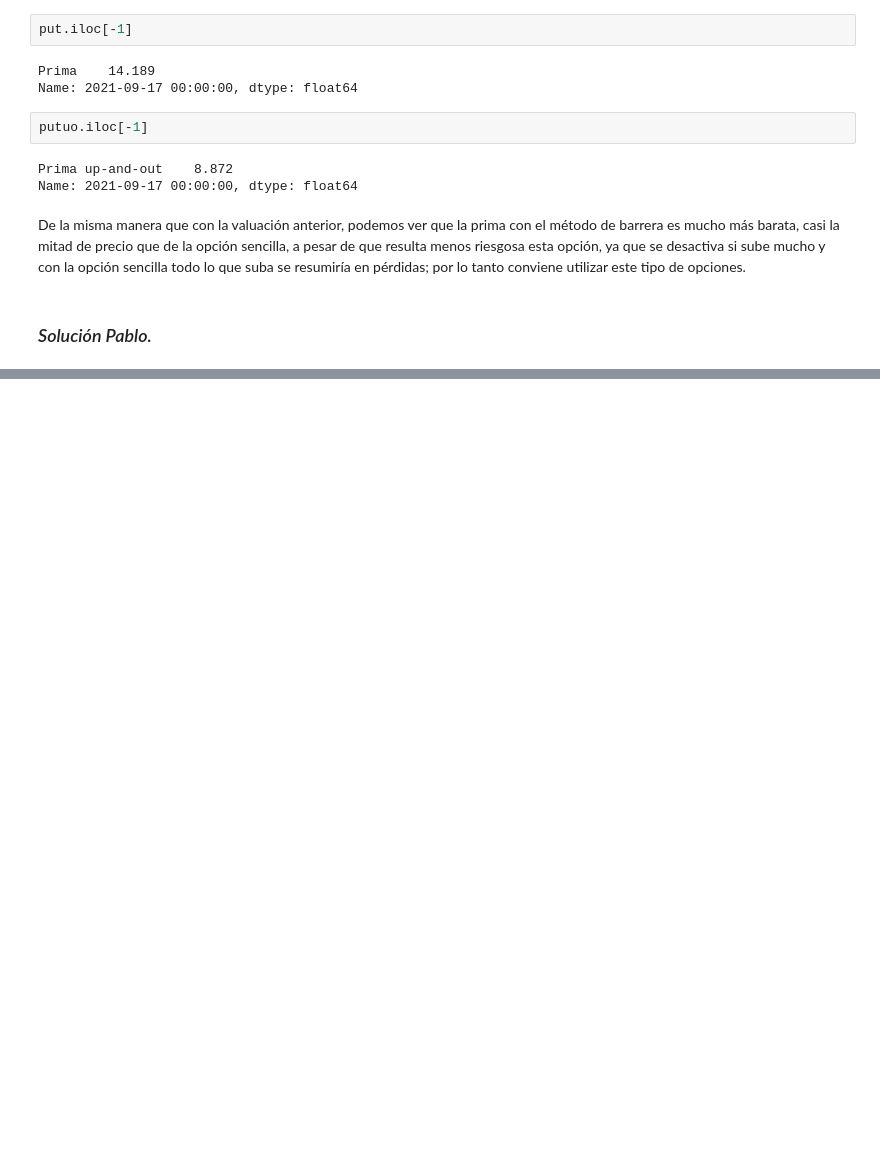
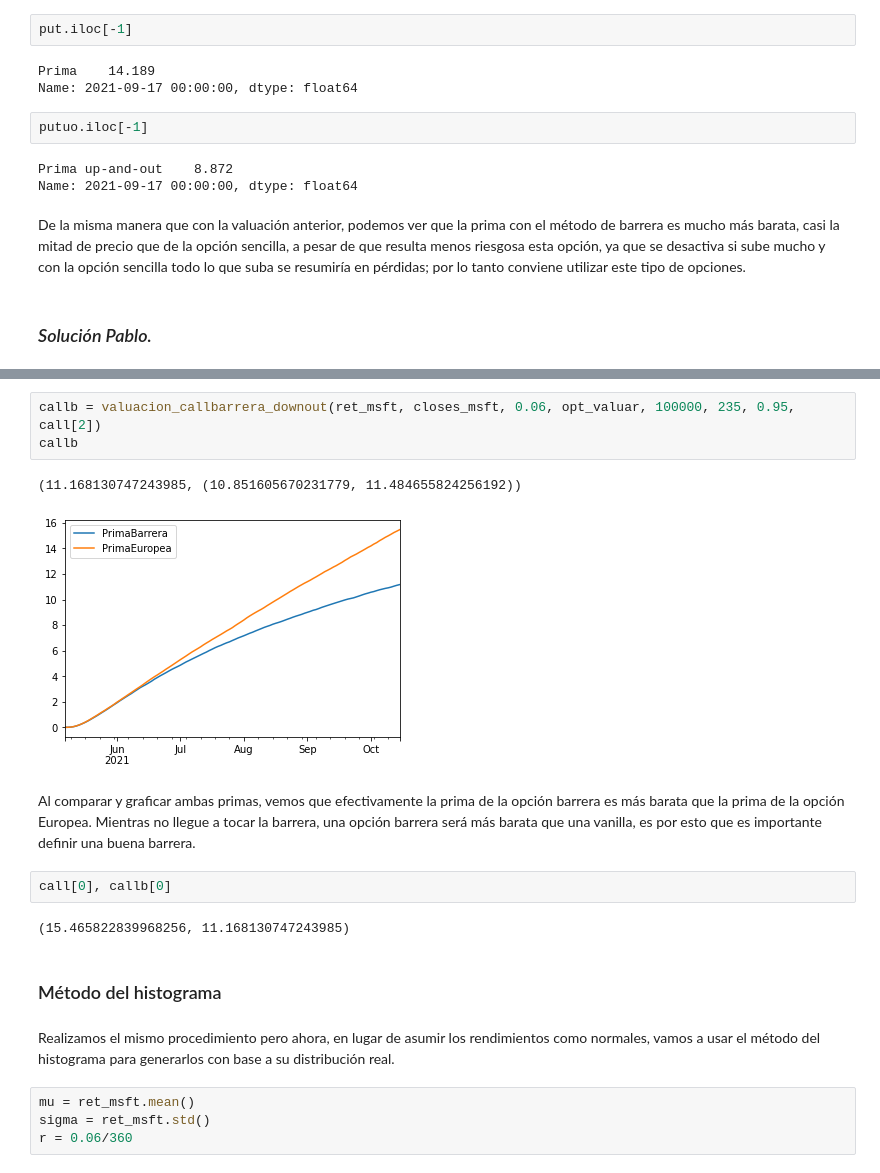
Before and after one commit to pabloriverasnz/ProyectoConjunto_RMartinez_PRivera, a Jupyter notebook: Tarea11_RP.ipynb, the cells around one changed output, grey strips where cells are left out. Cells and saved outputs as stored; diff of their text form; blank space fills up the shorter version.

```diff
--- a/Tarea11_RP.ipynb
+++ b/Tarea11_RP.ipynb
@@ -621,0 +875,20 @@ De la misma manera que con la valuación anterior, podemos ver que la prima con
+# %%
+callb = valuacion_callbarrera_downout(ret_msft, closes_msft, 0.06, opt_valuar, 100000, 235, 0.95, call[2])
+callb
+# %% [output]
+(11.168130747243985, (10.851605670231779, 11.484655824256192))
+[figure, added]
+# %% [markdown]
+Al comparar y graficar ambas primas, vemos que efectivamente la prima de la opción barrera es más barata que la prima de la opción Europea. Mientras no llegue a tocar la barrera, una opción barrera será más barata que una vanilla, es por esto que es importante definir una buena barrera.
+# %%
+call[0], callb[0]
+# %% [output]
+(15.465822839968256, 11.168130747243985)
+# %% [markdown]
+### Método del histograma
+# %% [markdown]
+Realizamos el mismo procedimiento pero ahora, en lugar de asumir los rendimientos como normales, vamos a usar el método del histograma para generarlos con base a su distribución real.
+# %%
+mu = ret_msft.mean()
+sigma = ret_msft.std()
+r = 0.06/360
```
Also changed, not shown: parts of 58 cells of this notebook, 1 other file.
